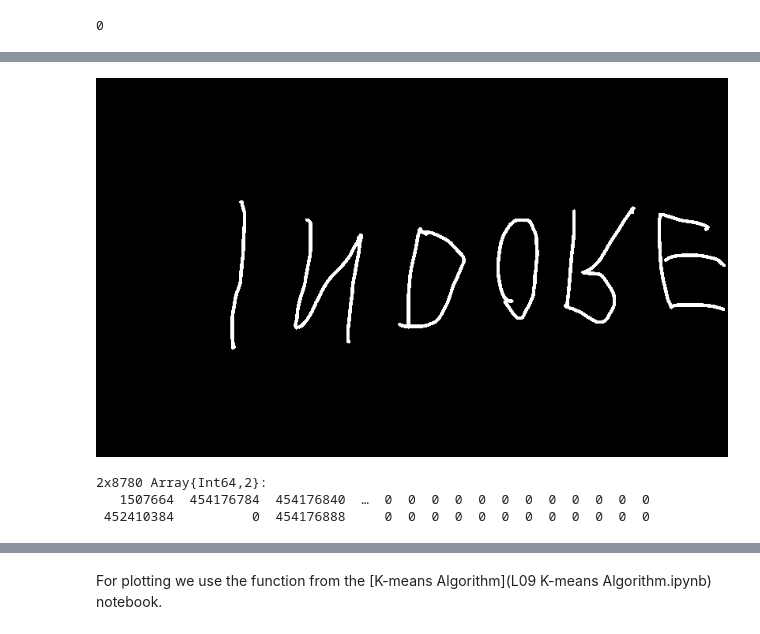
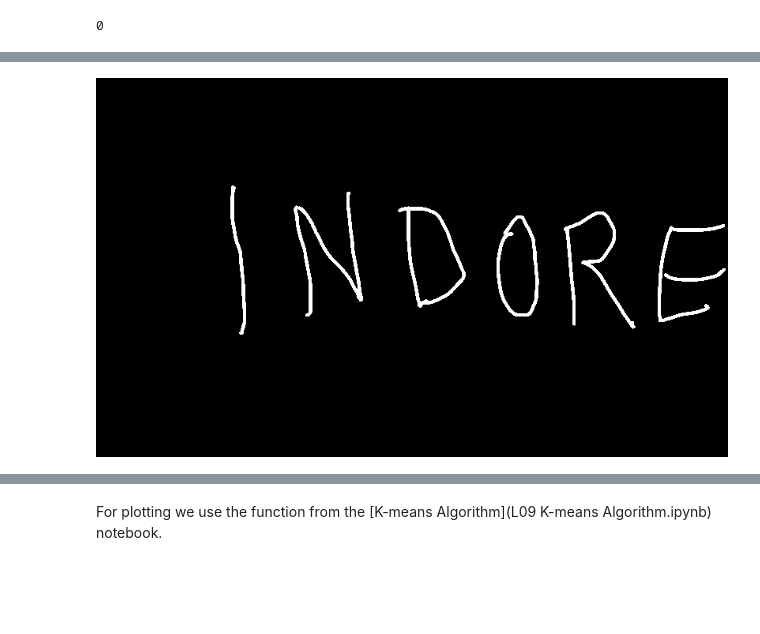
Before and after one commit to ivanslapnicar/GIAN-Applied-NLA-Course, a Jupyter notebook: src/Module C - Applications/S5 Examples in Data Clustering.ipynb, the cells around one changed output, grey strips where cells are left out. Cells and saved outputs as stored; diff of their text form; code cells hidden in the pictures; blank space fills up the shorter version.

```diff
--- a/src/Module C - Applications/S5 Examples in Data Clustering.ipynb
+++ b/src/Module C - Applications/S5 Examples in Data Clustering.ipynb
@@ -13,3 +13,3 @@ using Images, Colors, FixedPointNumbers
 # %%
-img=imread("files/Indore.jpg");
+img=load("files/Indore.jpg")
 # %% [output]
@@ -33,4 +17,4 @@ RGB Images.Image with:
 # %%
-img=convert(Image{Gray},img)
+img=map(Gray,img)
 # %% [output]
 [figure]
@@ -46,5 +21,4 @@ Gray Images.Image with:
 # %%
 # Extract the matrix
-imgsep=separate(img)
-A=imgsep.data
+A=float(img)
 # %% [output]
@@ -112,17 +75,12 @@ img1=convert(Image{Gray},imgsep1)
 # %%
-# Or, even better for clustering
+# Increase the contrast for clustering
 A[A.>0]=1
-imgsep1.data=A
-img1=convert(Image{Gray},imgsep1)
+colorview(Gray,rotl90(A))
 # %% [output]
-[figure, old version]
+[figure, new version]
 # %%
-# Creating the data points
-X=Array(Int,2,sum(A.==1))
+# Create the data points from letters
+X=Array{Int}(2,sum(A.==1));
-# %% [output]
-2x8780 Array{Int64,2}:
-   1507664  454176784  454176840  …  0  0  0  0  0  0  0  0  0  0  0  0
- 452410384          0  454176888     0  0  0  0  0  0  0  0  0  0  0  0
 # %%
 ind=find(A.==1)
 for i=1:length(ind)
```
Also changed, not shown: parts of 18 cells of this notebook, 2 other files.
